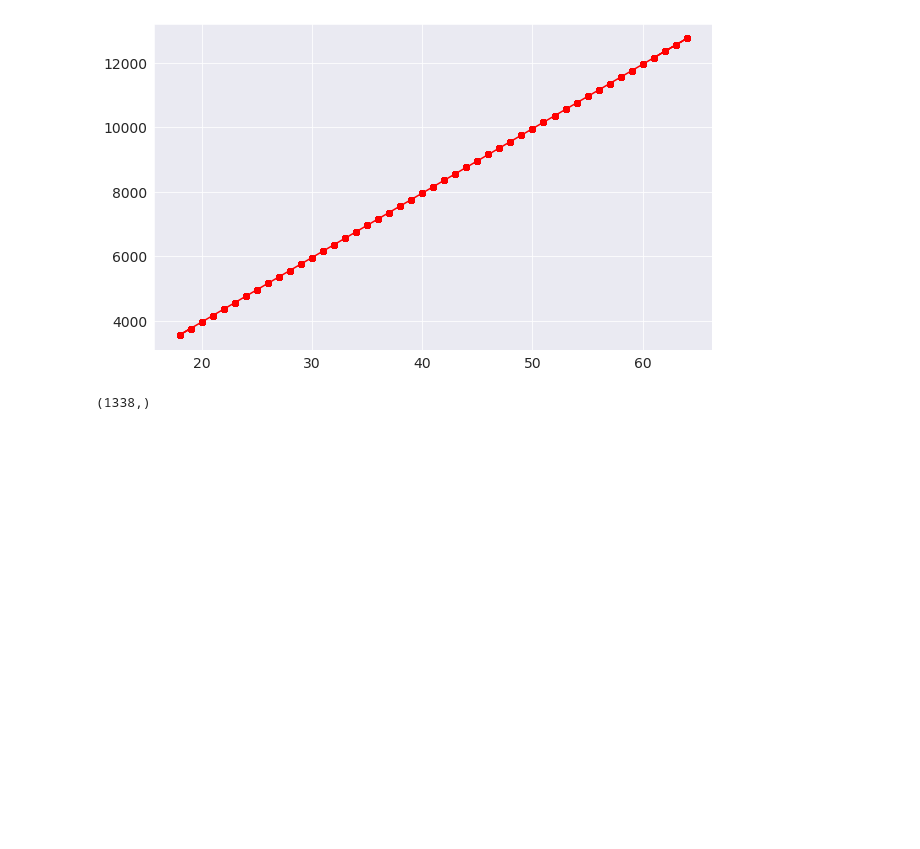
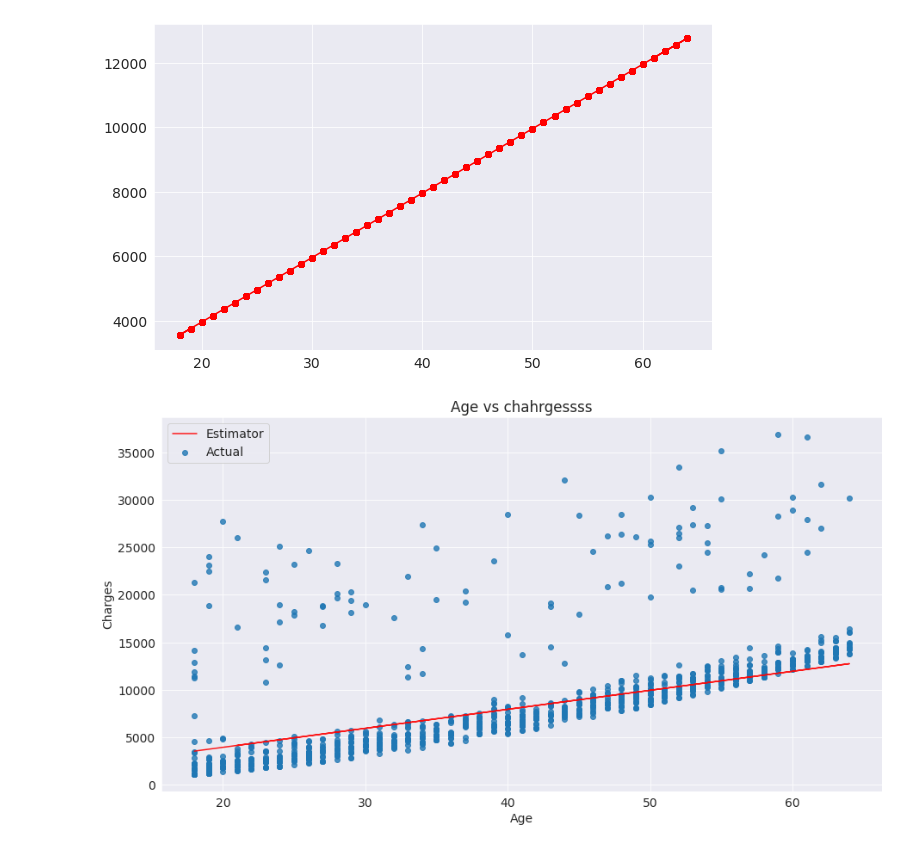
Before and after one commit to imshiv-10/ML-SkLearn, a Jupyter notebook: ML_SkLearn.ipynb, the cells around one changed output. Cells and saved outputs as stored; diff of their text form; code cells hidden in the pictures; blank space fills up the shorter version.

```diff
--- a/ML_SkLearn.ipynb
+++ b/ML_SkLearn.ipynb
@@ -399,7 +399,7 @@ print('The user age has {}, he has to pay for insurance per year {}$'.format(age
 # %% [output]
 The user age has 24, he has to pay for insurance per year 4760$
 # %%
-estimated_charges_df = estimator_charges(medical_charges_df.age, _coefficient, bias)
+estimated_charges_df = estimator_charges(non_smoker_df.age, _coefficient, bias)
 # %%
 estimated_charges_df
 # %% [output]
@@ -419,9 +419,15 @@ Name: age, Length: 1338, dtype: int64
 plt.plot(medical_charges_df.age , estimated_charges_df, 'r-o');
 # %% [output]
 [figure]
-# %%
-target = non_smoker_df.charges
-#plt.plot(non_smoker_df.age, estimated_charges_df)
-estimated_charges_df.shape
-# %% [output]
-(1338,)
+# %%
+plt.figure(figsize=(15,8))
+target = non_smoker_df.charges
+plt.plot(non_smoker_df.age, estimated_charges_df, 'r-', alpha=0.9)
+plt.scatter(non_smoker_df.age, non_smoker_df.charges, alpha =0.8)
+#non_smoker_df.age.shape,  estimated_charges_df.shape
+plt.xlabel('Age')
+plt.ylabel('Charges')
+plt.title('Age vs chahrgessss')
+plt.legend(['Estimator','Actual']);
+# %% [output]
+[figure, added]
```
Also changed, not shown: parts of 6 cells of this notebook.
